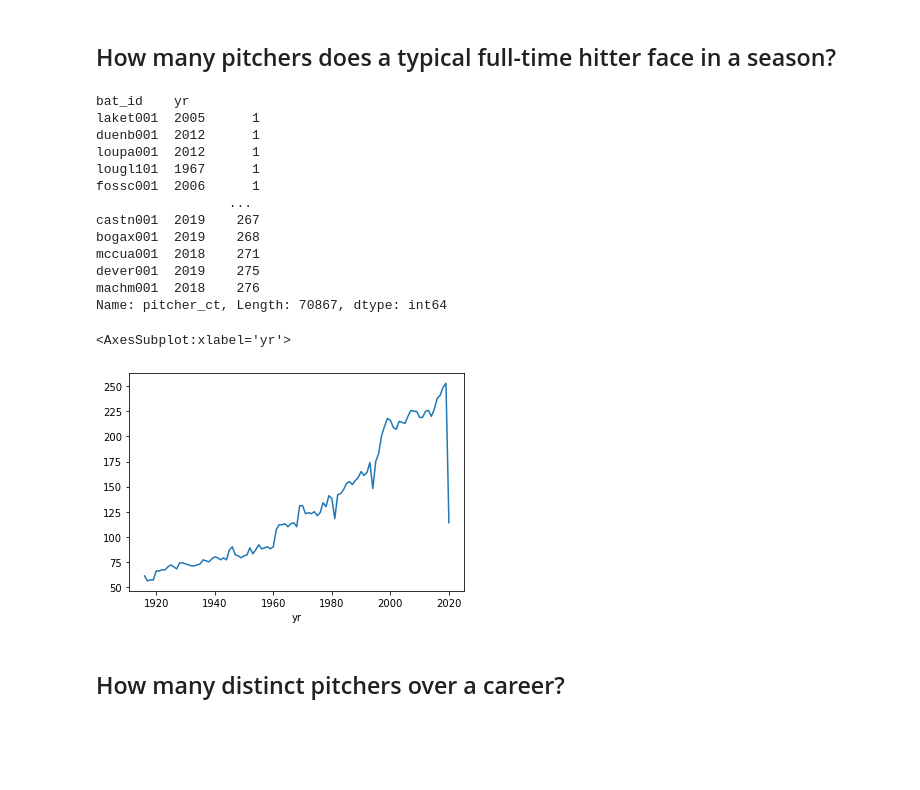
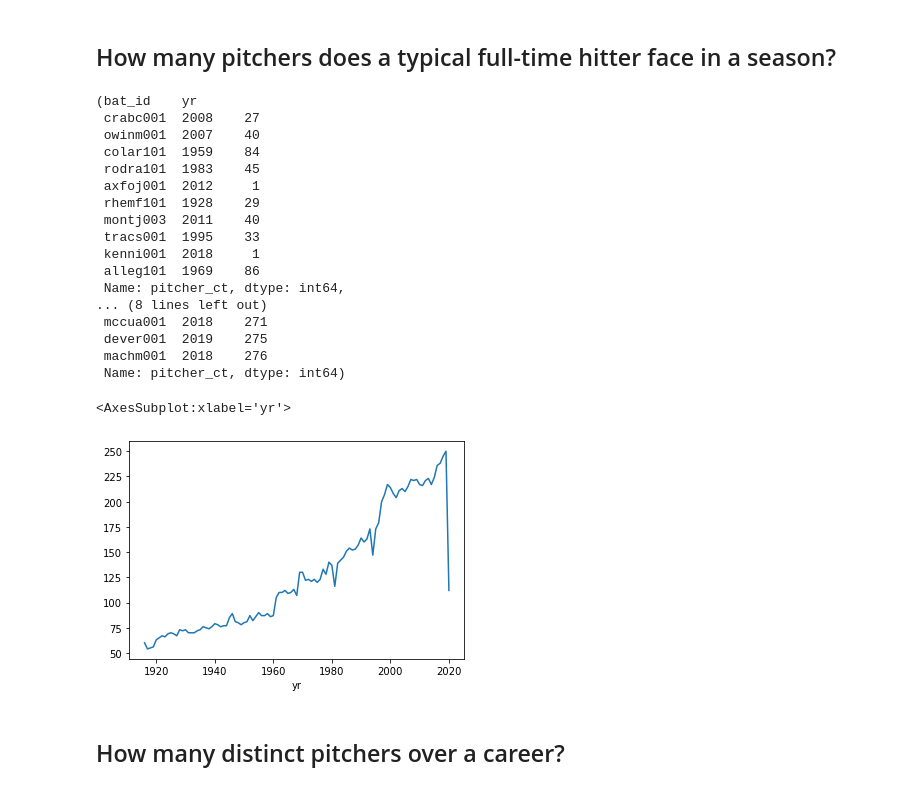
Before and after one commit to sdvinay/baseball_sql, a Jupyter notebook: pandas/batter_pitcher_familiarity_historical.ipynb, the cells around one changed output. Drawn from its saved outputs; the diff is of its cells as text; code cells hidden in the pictures; blank space fills up the shorter version.

Commit message:
Batter-pitcher familiarity: code cleanup

```diff
--- a/pandas/batter_pitcher_familiarity_historical.ipynb
+++ b/pandas/batter_pitcher_familiarity_historical.ipynb
@@ -50,27 +50,32 @@ df = ev.groupby('yr')['first'].agg(func=[sum, len])
 # %% [markdown]
 ## How many pitchers does a typical full-time hitter face in a season?
 # %%
-pit_faced = ev.groupby(['bat_id', 'pit_id', 'yr'])['bat_event_fl'].sum().reset_index().groupby(['bat_id', 'yr'])['pit_id'].nunique().rename('pitcher_ct')
-pit_faced.sort_values()
+pit_faced = ev.groupby(['bat_id', 'yr'])['pit_id'].nunique().rename('pitcher_ct')
+pit_faced.sample(10), pit_faced.sort_values().tail(10)
 # %% [output]
-bat_id    yr
-laket001  2005      1
-duenb001  2012      1
-loupa001  2012      1
-lougl101  1967      1
-fossc001  2006      1
-                 ...
-castn001  2019    267
-bogax001  2019    268
-mccua001  2018    271
-dever001  2019    275
-machm001  2018    276
-Name: pitcher_ct, Length: 70867, dtype: int64
+(bat_id    yr
+ crabc001  2008    27
+ owinm001  2007    40
+ colar101  1959    84
+ rodra101  1983    45
+ axfoj001  2012     1
+ rhemf101  1928    29
+ montj003  2011    40
+ tracs001  1995    33
+ kenni001  2018     1
+ alleg101  1969    86
+ Name: pitcher_ct, dtype: int64,
+... (8 lines left out)
+ mccua001  2018    271
+ dever001  2019    275
+ machm001  2018    276
+ Name: pitcher_ct, dtype: int64)
-# %%
-pit_faced.sort_values(ascending=False).groupby('yr').nth(10).plot()
-# %% [output]
-<AxesSubplot:xlabel='yr'>
-[figure, removed]
+# %%
+# For each year, choose the player with the 15th most pitchers faced in the year
+pit_faced.sort_values(ascending=False).groupby('yr').nth(15).plot()
+# %% [output]
+<AxesSubplot:xlabel='yr'>
+[figure, added]
 # %% [markdown]
 ## How many distinct pitchers over a career?
 # %%
```
Also changed, not shown: parts of 2 cells of this notebook.
